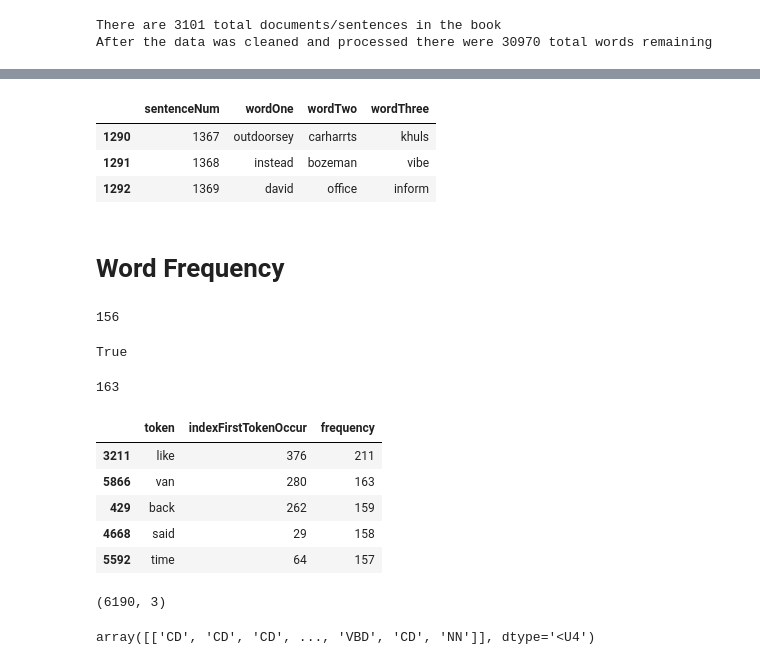
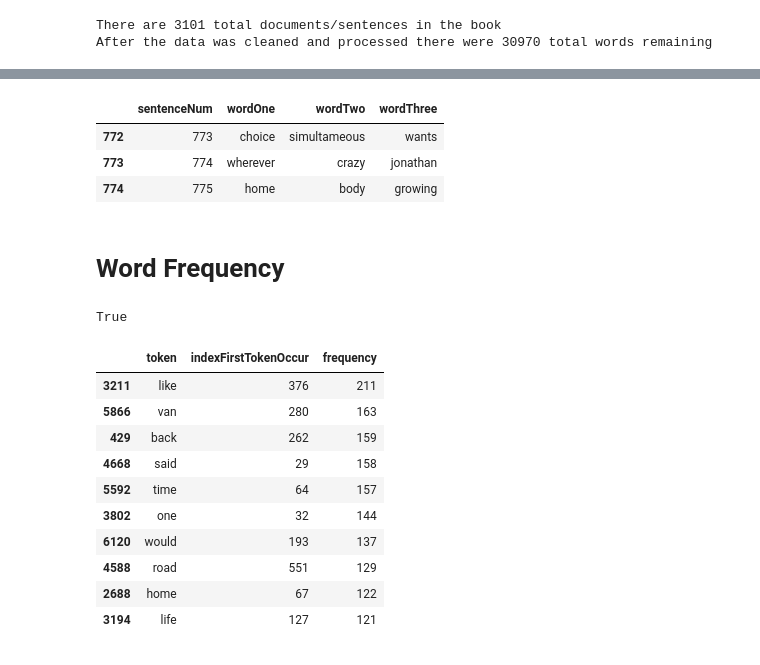
Before and after one commit to djdebonis/downByTheRiver, a Jupyter notebook: livingInAVan.ipynb, the cells around one changed output, grey strips where cells are left out. Drawn from its saved outputs; the diff is of its cells as text; code cells hidden in the pictures.

```diff
--- a/livingInAVan.ipynb
+++ b/livingInAVan.ipynb
@@ -178,9 +186,9 @@ for index, ptr in enumerate(pointers):
     filePath = "randomSamples/randomSet" + str(index) + ".csv"
     tempDf.to_csv(filePath)
 
-sets[8] # one is interestin
+sets[2] # one is interestin
 # %% [output]
 |  | sentenceNum | wordOne | wordTwo | wordThree |
-| 1290 | 1367 | outdoorsey | carharrts | khuls |
-| 1291 | 1368 | instead | bozeman | vibe |
-| 1292 | 1369 | david | office | inform |
+| 772 | 773 | choice | simultameous | wants |
+| 773 | 774 | wherever | crazy | jonathan |
+| 774 | 775 | home | body | growing |
@@ -199,26 +195,5 @@ def getOriginalSentences(lsOfSent, lsOfPointers, lengthOfSet):
 # %% [markdown]
 # Word Frequency
-# %%
-documentFrequency["van"]
-# %% [output]
-156
-# %%
-def uniqueDf(uniqueArr):
-    unique = pd.DataFrame(uniqueArr, columns=['token', 'indexFirstTokenOccur','frequency']) # convert to dataframe for easier wrangling
-    unique.frequency = unique.frequency.astype(int) # before this line was added, the count/frequency had at some point been converted to a string and so
-    # the sort values function was sorting it based upon the first value in a string (e.g. 1 comes before 9, so 1203 is smaller tahn 99)
-    unique = unique.sort_values(by='frequency', ascending = False)
-    #pring the head
-
-    return(unique)
-# %%
-def uniqueArr(lsOfAllWords):
-
-    uniqueTokens, uniqueFirstOccurance, uniqueTokenCounts = np.unique(lsOfAllWords, return_index=True, return_counts=True) # how many unique words did I use in the writing of
-    # this book? what were the counts?
-    uniqueArr = np.asarray((uniqueTokens,uniqueFirstOccurance,uniqueTokenCounts)).T # turns tuple into ndarray then .T transposes it over its axis
-
-    return(uniqueArr)
 # %%
 # although we already put this through a dict above, I would rather use lists
 allSalientWords = []
@@ -231,28 +206,22 @@ len(allSalientWords)
 ("van" in allSalientWords) # so the word van is in salient words, so it got lost somewhere in the next two cells
 # %% [output]
 True
-# %%
-jackeroo = 0
-for i, e in enumerate(allSalientWords):
-    if e == "van":
-        jackeroo += 1
-
-print(jackeroo) # so we have the same len of van instances as the other doc, so we know
-# SOMETHING BREAKS AFTER THIS CELL
-# probably has to do with the damn pos tag shit lol
-# %% [output]
-163
 # %%
 allSalientWordsArr = uniqueArr(allSalientWords)
 allSalientWordsDf = uniqueDf(allSalientWordsArr)
-allSalientWordsDf.head() # so if i just let it chill like this it's all good
+allSalientWordsDf.head(10) # so if i just let it chill like this it's all good
 # %% [output]
 |  | token | indexFirstTokenOccur | frequency |
 | 3211 | like | 376 | 211 |
 | 5866 | van | 280 | 163 |
 | 429 | back | 262 | 159 |
 | 4668 | said | 29 | 158 |
 | 5592 | time | 64 | 157 |
+| 3802 | one | 32 | 144 |
+| 6120 | would | 193 | 137 |
+| 4588 | road | 551 | 129 |
+| 2688 | home | 67 | 122 |
+| 3194 | life | 127 | 121 |
 # %%
 altAxis = allSalientWordsArr.transpose()
 
@@ -268,12 +239,3 @@ for i in range(len(posTuples)):
-# %%
-allSalientWordsArr.shape
-# %% [output]
-(6190, 3)
-# %%
-posArr = np.array([posLs])
-posArr
-# %% [output]
-array([['CD', 'CD', 'CD', ..., 'VBD', 'CD', 'NN']], dtype='<U4')
 # %%
 if len(allSalientWordsArr) == len(posLs):
     final = np.hstack([allSalientWordsArr, posArr.T])
```
Also changed, not shown: parts of 15 cells of this notebook, 1 other file.
